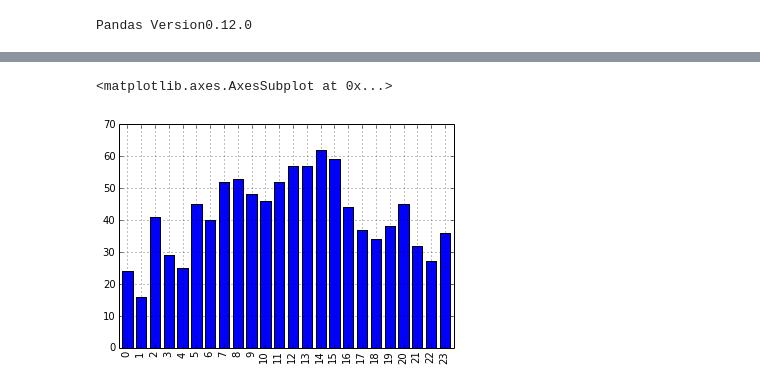
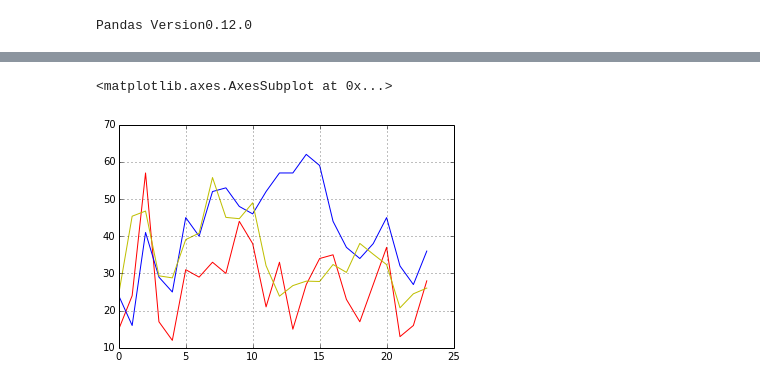
Before and after one commit to grepJimmyGu/capstone, a Jupyter notebook: Project.ipynb, the cells around one changed output, grey strips where cells are left out. Drawn from its saved outputs; the diff is of its cells as text; code cells hidden in the pictures.

```diff
--- a/Project.ipynb
+++ b/Project.ipynb
@@ -113,5 +100,8 @@ Time_care['0x10c'].plot(kind = 'line')
-# %%
-Time_count['0x10c'].plot(kind = 'bar')
-# %% [output]
-<matplotlib.axes.AxesSubplot at 0x...>
-[figure, removed]
+# %%
+Change = Time_care['0x10c']/10
+Change.plot(kind = 'line', color = 'R')
+Time_count['0x10c'].plot(kind = 'line')
+Time_score['0x10c'].plot(kind = 'line', color = 'Y')
+# %% [output]
+<matplotlib.axes.AxesSubplot at 0x...>
+[figure, added]
```
Also changed, not shown: parts of 6 cells of this notebook.
